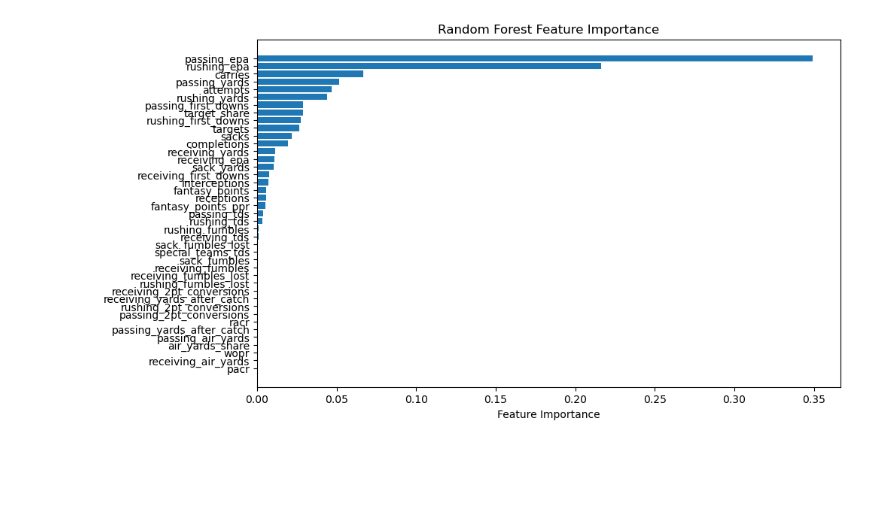
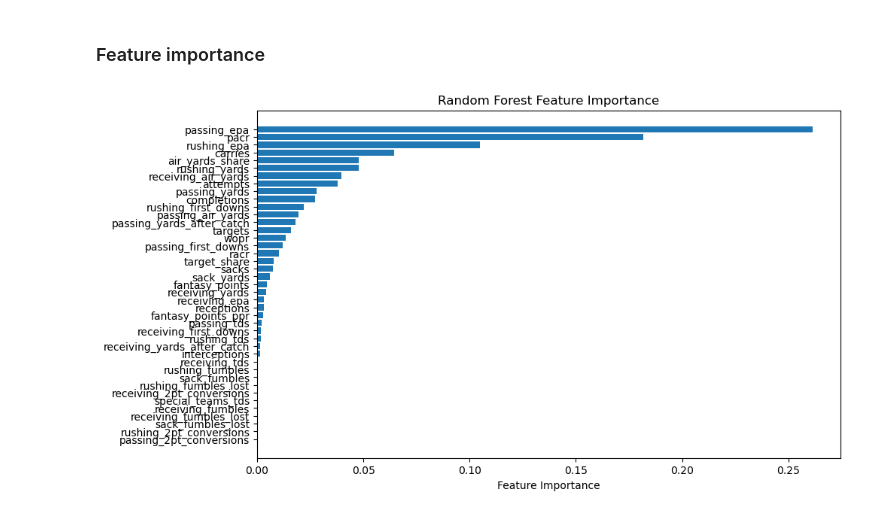
Before and after one commit to Evdawg/Project_4_FF_ML, a Jupyter notebook: Data/exploratory.ipynb, the cells around one changed output. Cells and saved outputs as stored; diff of their text form; code cells hidden in the pictures; blank space fills up the shorter version.

```diff
--- a/Data/exploratory.ipynb
+++ b/Data/exploratory.ipynb
@@ -5,3 +19,4 @@ import pandas as pd
 # %%
-years = list(np.arange(1999,2005))
+# Set range of years to sample data for
+years = list(np.arange(2019,2023))
 # %%
@@ -15,5 +31,6 @@ Downcasting floats.
 # nfl.see_weekly_cols()
 # %%
+# Store names of numeric fields in a variable
 quant_cols = ['completions', 'attempts', 'passing_yards',
        'passing_tds', 'interceptions', 'sacks', 'sack_yards', 'sack_fumbles',
        'sack_fumbles_lost', 'passing_air_yards', 'passing_yards_after_catch',
@@ -27,15 +44,18 @@ quant_cols = ['completions', 'attempts', 'passing_yards',
        'racr', 'target_share', 'air_yards_share', 'wopr', 'special_teams_tds',
        'fantasy_points', 'fantasy_points_ppr']
 
-#per chatgpt: reset_index() is used to restore the default integer-based index and move the current index (which could be a multi-level index) back into regular columns.
-grouped_by_week = weekly.groupby(["season", "week", "player_id", "position_group"])[quant_cols].mean().reset_index()
+# Reorganize data, dropping unnecessary columns (categoricals aside from grouping variables and position_group)
+# Group data as desired, e.g. by season for seasonal averages or by season and week to leave as weekly averages
+## ChatGPT consulted for getting rid of multi-level indices
+# per chatgpt: reset_index() is used to restore the default integer-based index and move the current index (which could be a multi-level index) back into regular columns.
 
-##Data imputation
-# Group the data by 'position_group' and calculate medians for the selected columns
-medians = grouped_by_week.groupby('position_group')[quant_cols].transform('median')
+# grouped_by_season = weekly.groupby( ["season", "player_id", "position_group"])[quant_cols].median().reset_index()
+grouped_by_week = weekly.groupby(["season", "week", "player_id", "position_group"])[quant_cols].median().reset_index()
 
-# Replace missing values in the selected columns with corresponding medians
-grouped_by_week[quant_cols] = grouped_by_week[quant_cols].fillna(medians)
+print(f"There are {len(grouped_by_week)} records in the transformed dataset")
 
-len(grouped_by_week)
+# Check for NAs
+print("")
+print("How many missing values are in the dataset (per column)?")
+grouped_by_week.isna().sum()
 # %% [output]
@@ -158,20 +223,24 @@ import matplotlib.pyplot as plt
+# %% [markdown]
+### Feature importance
 # %%
+##ChatGPT was consulted for how to pull the feature importance data in correct order
+
 feature_names = X.columns
-feature_importance = clf.feature_importances_
+feature_importance = best_clf.feature_importances_
 
 # Sort feature importances in descending order
-sorted_idx = np.argsort(feature_importance)[::-1]
-sorted_feature_importance = feature_importance[sorted_idx]
-sorted_feature_names = feature_names[sorted_idx]
+sorted_indices = np.argsort(feature_importance)[::-1]
+sorted_feature_importance = feature_importance[sorted_indices]
+sorted_feature_names = feature_names[sorted_indices]
 
 # Create a bar plot for feature importances
 plt.figure(figsize=(10, 6))
 plt.barh(range(len(sorted_feature_importance)), sorted_feature_importance, align='center')
 plt.yticks(range(len(sorted_feature_importance)), sorted_feature_names)
 plt.xlabel('Feature Importance')
 plt.title('Random Forest Feature Importance')
-plt.gca().invert_yaxis()  # Invert y-axis to show the most important features at the top
+plt.gca().invert_yaxis()
 plt.show()
 # %% [output]
-[figure, old version]
+[figure, new version]
 # %%
```
Also changed, not shown: parts of 20 cells of this notebook.
